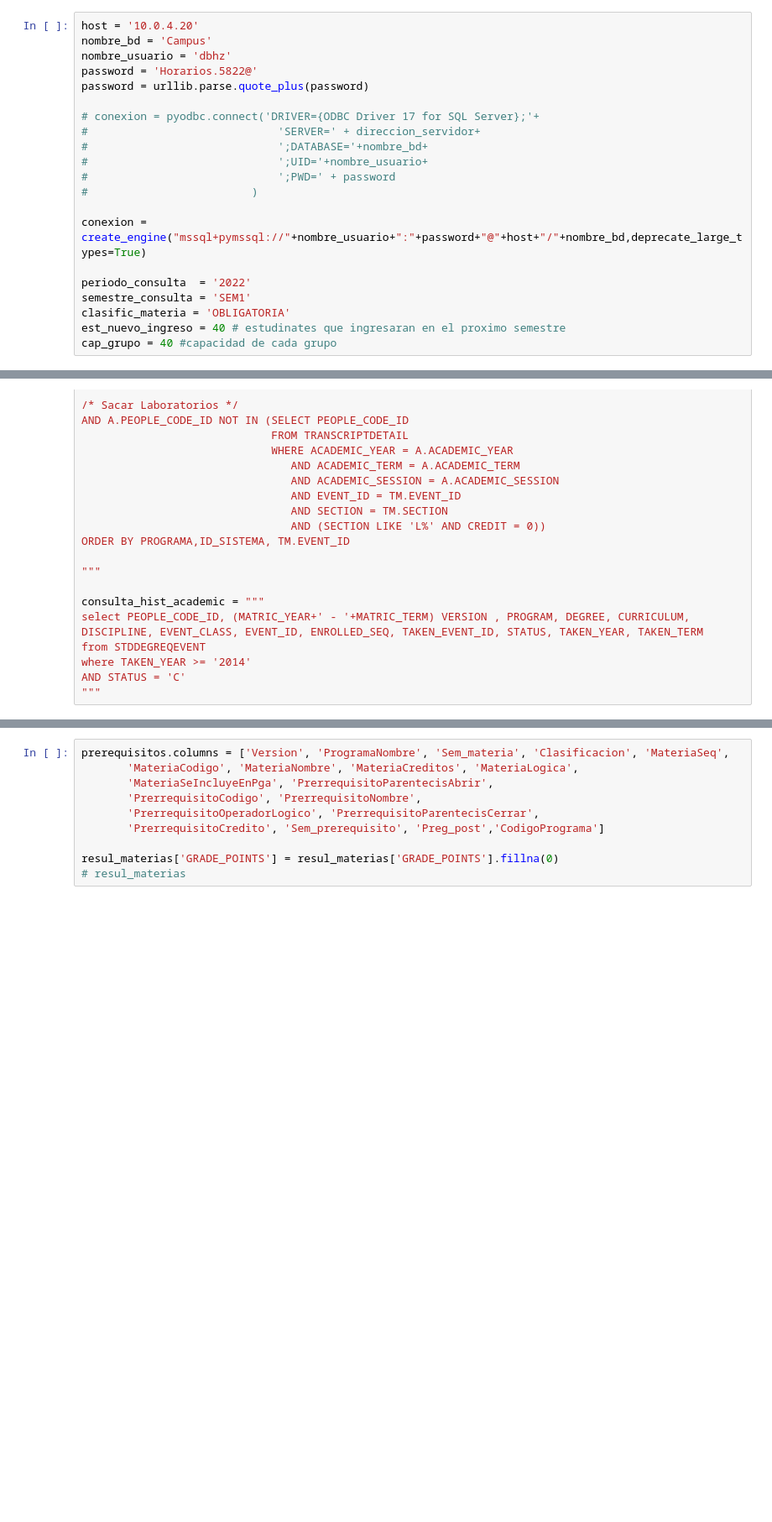
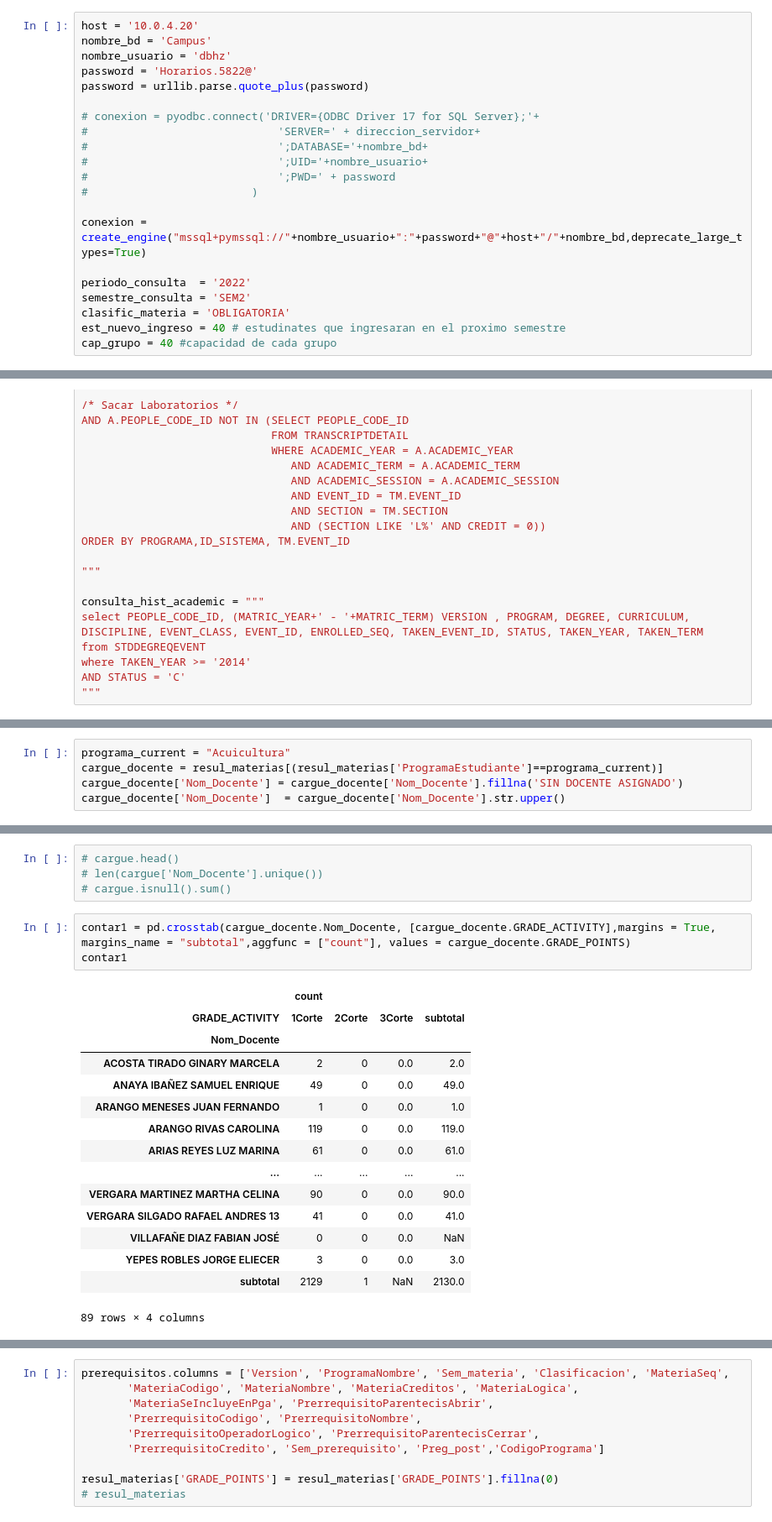
Before and after one commit to Groupestadistic/AppUnicorEstadistica, a Jupyter notebook: num_grupos/conexion.ipynb, the cells around one changed output, grey strips where cells are left out. Shown: that part at 84% size. Drawn from its saved outputs; the diff is of its cells as text; blank space fills up the shorter version.

Commit message:
se agrego la primera vista para ver el porcentaje  de cargue de notas segun adatar

```diff
--- a/num_grupos/conexion.ipynb
+++ b/num_grupos/conexion.ipynb
@@ -31,7 +23,7 @@ password = urllib.parse.quote_plus(password)
 conexion = create_engine("mssql+pymssql://"+nombre_usuario+":"+password+"@"+host+"/"+nombre_bd,deprecate_large_types=True)
 
 periodo_consulta  = '2022'
-semestre_consulta = 'SEM1'
+semestre_consulta = 'SEM2'
 clasific_materia = 'OBLIGATORIA'
 est_nuevo_ingreso = 40 # estudinates que ingresaran en el proximo semestre
 cap_grupo = 40 #capacidad de cada grupo
@@ -472,0 +487,5 @@ hist_academic = pd.read_sql(consulta_hist_academic,conexion)
+# %%
+programa_current = "Acuicultura"
+cargue_docente = resul_materias[(resul_materias['ProgramaEstudiante']==programa_current)]
+cargue_docente['Nom_Docente'] = cargue_docente['Nom_Docente'].fillna('SIN DOCENTE ASIGNADO')
+cargue_docente['Nom_Docente']  = cargue_docente['Nom_Docente'].str.upper()
@@ -472,0 +503,23 @@ hist_academic = pd.read_sql(consulta_hist_academic,conexion)
+# %%
+# cargue.head()
+# len(cargue['Nom_Docente'].unique())
+# cargue.isnull().sum()
+# %%
+contar1 = pd.crosstab(cargue_docente.Nom_Docente, [cargue_docente.GRADE_ACTIVITY],margins = True, margins_name = "subtotal",aggfunc = ["count"], values = cargue_docente.GRADE_POINTS)
+contar1
+# %% [output]
+|  | count |  |  |  |
+| GRADE_ACTIVITY | 1Corte | 2Corte | 3Corte | subtotal |
+| Nom_Docente |  |  |  |  |
+| ACOSTA TIRADO GINARY MARCELA | 2 | 0 | 0.0 | 2.0 |
+| ANAYA IBAÑEZ SAMUEL ENRIQUE | 49 | 0 | 0.0 | 49.0 |
+| ARANGO MENESES JUAN FERNANDO | 1 | 0 | 0.0 | 1.0 |
+| ARANGO RIVAS CAROLINA | 119 | 0 | 0.0 | 119.0 |
+| ARIAS REYES LUZ MARINA | 61 | 0 | 0.0 | 61.0 |
+| ... | ... | ... | ... | ... |
+| VERGARA MARTINEZ MARTHA CELINA | 90 | 0 | 0.0 | 90.0 |
+| VERGARA SILGADO RAFAEL ANDRES 13 | 41 | 0 | 0.0 | 41.0 |
+| VILLAFAÑE DIAZ FABIAN JOSÉ | 0 | 0 | 0.0 | NaN |
+| YEPES ROBLES JORGE ELIECER | 3 | 0 | 0.0 | 3.0 |
+| subtotal | 2129 | 1 | NaN | 2130.0 |
+89 rows × 4 columns
```
Also changed, not shown: parts of 19 cells of this notebook, 20 other files.
